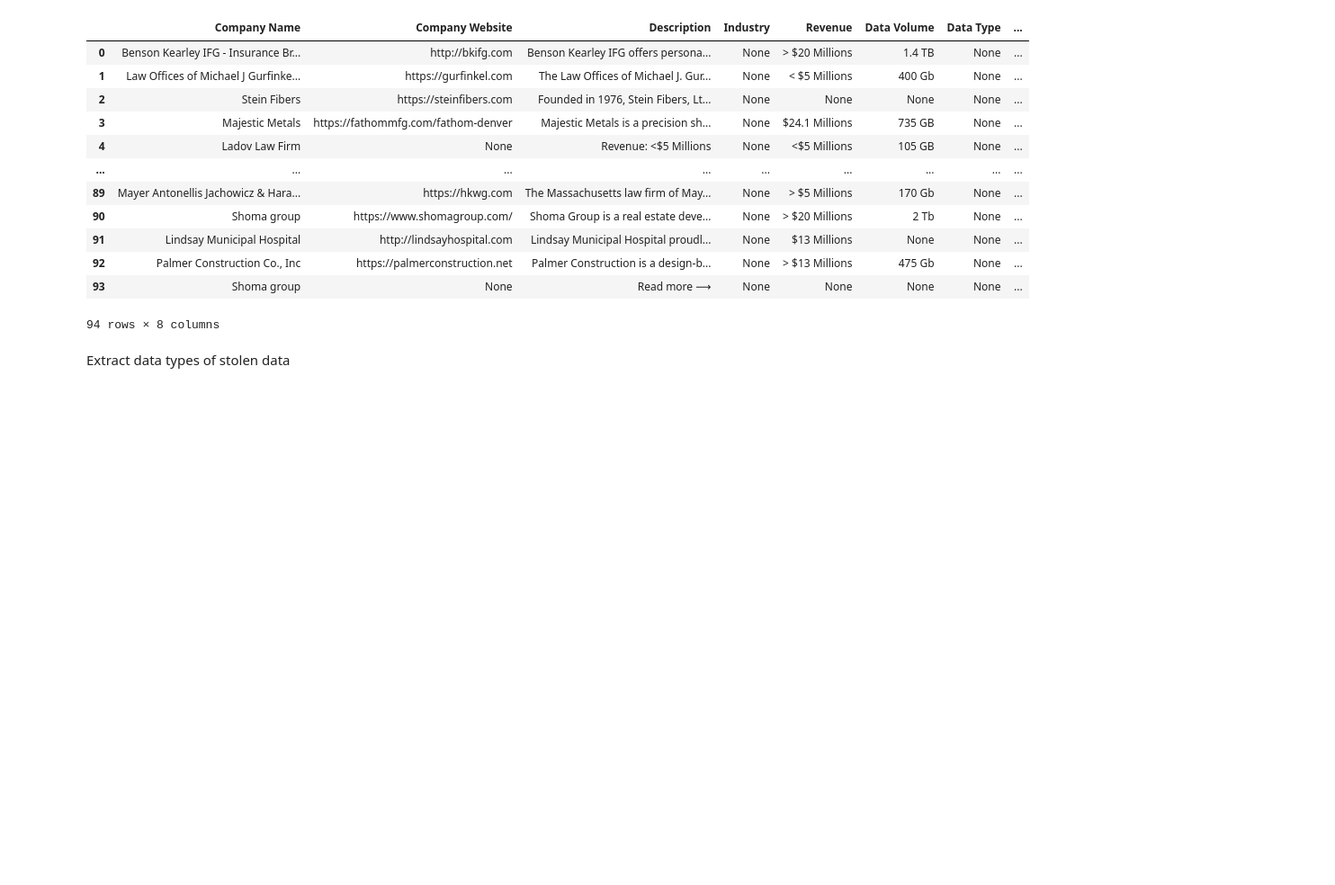
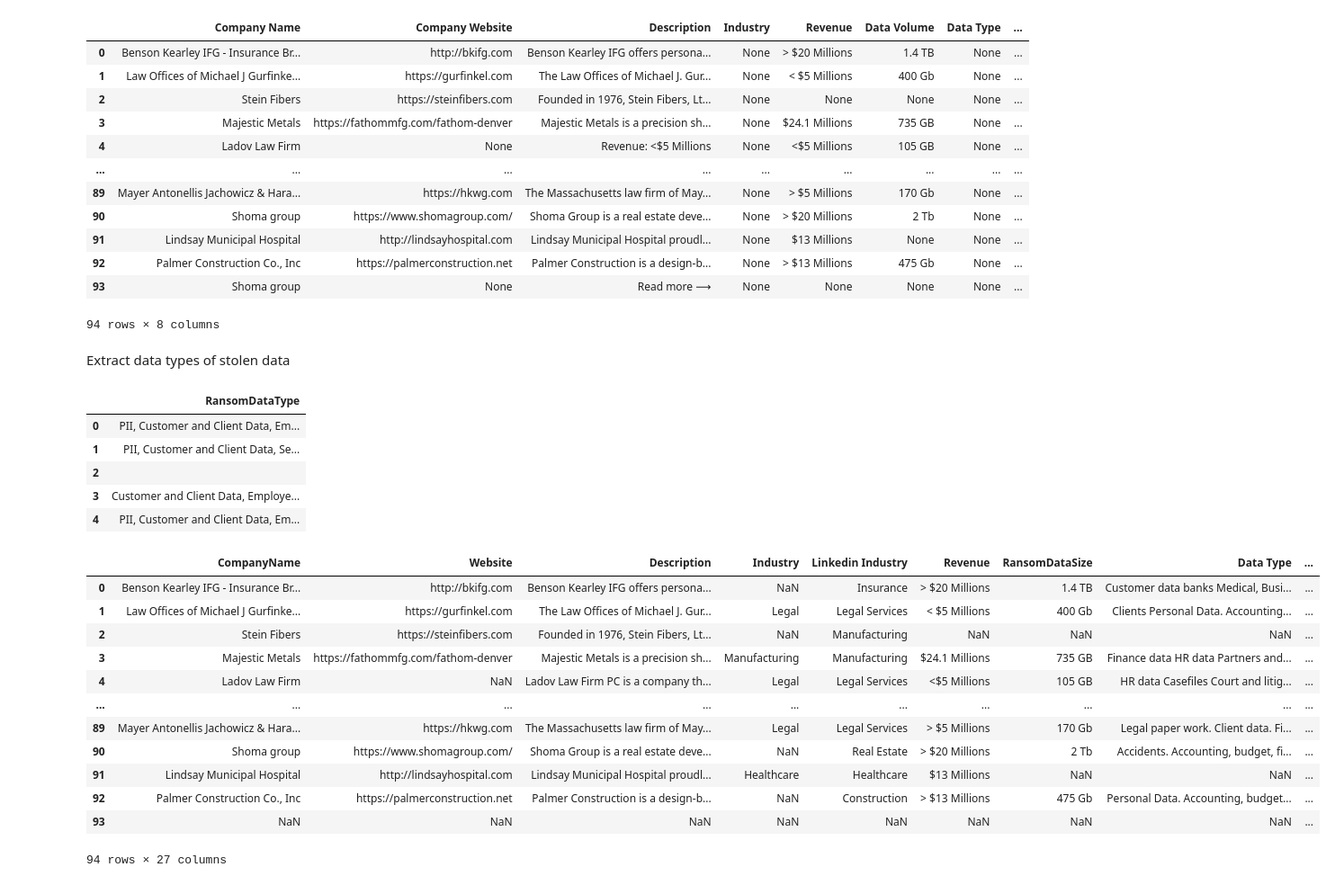
Before and after one commit to Vinaya72/CE4070---Assignment, a Jupyter notebook: BianLian/Data Cleaning.ipynb, the cells around one changed output. Shown at 90% size. Drawn from its saved outputs; the diff is of its cells as text; code cells hidden in the pictures; blank space fills up the shorter version.

```diff
--- a/BianLian/Data Cleaning.ipynb
+++ b/BianLian/Data Cleaning.ipynb
@@ -144,3 +144,58 @@ df['Original Content'] = original_content
 # Display the updated dataframe to the user
 df.head()
 df.to_csv('bianlian_cleaning_part_two.csv', index=False)
+# %%
+import pandas as pd
+
+# Load the CSV file
+file_path = 'bianlian_cleaned_final.csv'
+df = pd.read_csv(file_path)
+
+# List of column names to check
+columns_to_check = [
+    'PII', 'Customer and Client Data', 'Employee and HR data', 'Legal Documents',
+    'Intellectual Property and Trade Secrets', 'Databases', 'Sensitive Communication',
+    'Healthcare Data', 'Utility and Infrastructure Data'
+]
+
+# Create a new column 'RansomDataType' that will store the appended column names
+df['RansomDataType'] = ''
+
+# Iterate over each row in the dataframe
+for index, row in df.iterrows():
+    # Initialize an empty list to store the names of columns with 'True' values
+    ransom_data_types = []
+
+    # Check each column in 'columns_to_check'
+    for col in columns_to_check:
+        if col in df.columns and row[col] == True:  # Adjust condition based on actual 'True' representation
+            ransom_data_types.append(col)
+
+    # Join the list into a comma-separated string and assign it to the 'RansomDataType' column
+    df.at[index, 'RansomDataType'] = ', '.join(ransom_data_types)
+
+# Display the updated dataframe
+display(df[['RansomDataType']].head())
+display(df)
+# Optionally, save the updated dataframe to a new CSV file
+# df.to_csv('/path/to/save/updated_file.csv', index=False)
+# %% [output]
+|  | RansomDataType |
+| 0 | PII, Customer and Client Data, Em... |
+| 1 | PII, Customer and Client Data, Se... |
+| 2 |  |
+| 3 | Customer and Client Data, Employe... |
+| 4 | PII, Customer and Client Data, Em... |
+|  | CompanyName | Website | Description | Industry | Linkedin Industry | Revenue | RansomDataSize | Data Type | ... |
+| 0 | Benson Kearley IFG - Insurance Br... | http://bkifg.com | Benson Kearley IFG offers persona... | NaN | Insurance | > $20 Millions | 1.4 TB | Customer data banks Medical, Busi... | ... |
+| 1 | Law Offices of Michael J Gurfinke... | https://gurfinkel.com | The Law Offices of Michael J. Gur... | Legal | Legal Services | < $5 Millions | 400 Gb | Clients Personal Data. Accounting... | ... |
+| 2 | Stein Fibers | https://steinfibers.com | Founded in 1976, Stein Fibers, Lt... | NaN | Manufacturing | NaN | NaN | NaN | ... |
+| 3 | Majestic Metals | https://fathommfg.com/fathom-denver | Majestic Metals is a precision sh... | Manufacturing | Manufacturing | $24.1 Millions | 735 GB | Finance data HR data Partners and... | ... |
+| 4 | Ladov Law Firm | NaN | Ladov Law Firm PC is a company th... | Legal | Legal Services | <$5 Millions | 105 GB | HR data Casefiles Court and litig... | ... |
+| ... | ... | ... | ... | ... | ... | ... | ... | ... | ... |
+| 89 | Mayer Antonellis Jachowicz & Hara... | https://hkwg.com | The Massachusetts law firm of May... | Legal | Legal Services | > $5 Millions | 170 Gb | Legal paper work. Client data. Fi... | ... |
+| 90 | Shoma group | https://www.shomagroup.com/ | Shoma Group is a real estate deve... | NaN | Real Estate | > $20 Millions | 2 Tb | Accidents. Accounting, budget, fi... | ... |
+| 91 | Lindsay Municipal Hospital | http://lindsayhospital.com | Lindsay Municipal Hospital proudl... | Healthcare | Healthcare | $13 Millions | NaN | NaN | ... |
+| 92 | Palmer Construction Co., Inc | https://palmerconstruction.net | Palmer Construction is a design-b... | NaN | Construction | > $13 Millions | 475 Gb | Personal Data. Accounting, budget... | ... |
+| 93 | NaN | NaN | NaN | NaN | NaN | NaN | NaN | NaN | ... |
+94 rows × 27 columns
```
Also changed, not shown: parts of 3 cells of this notebook, 1 other file.
